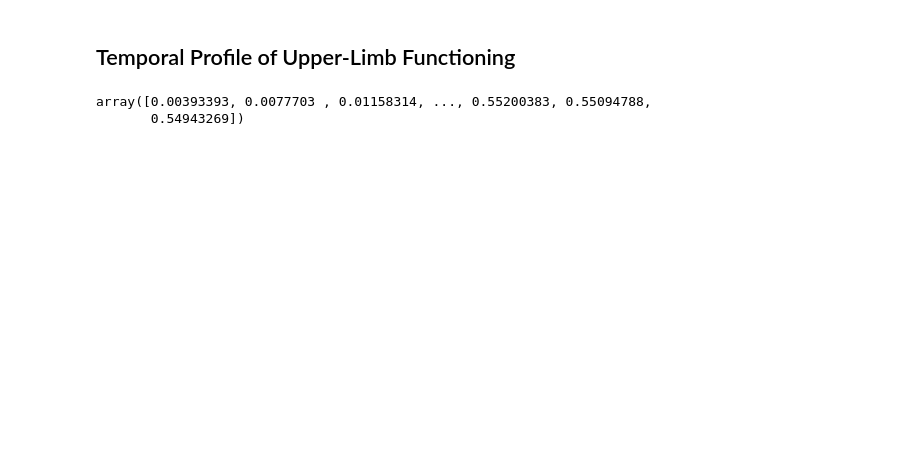
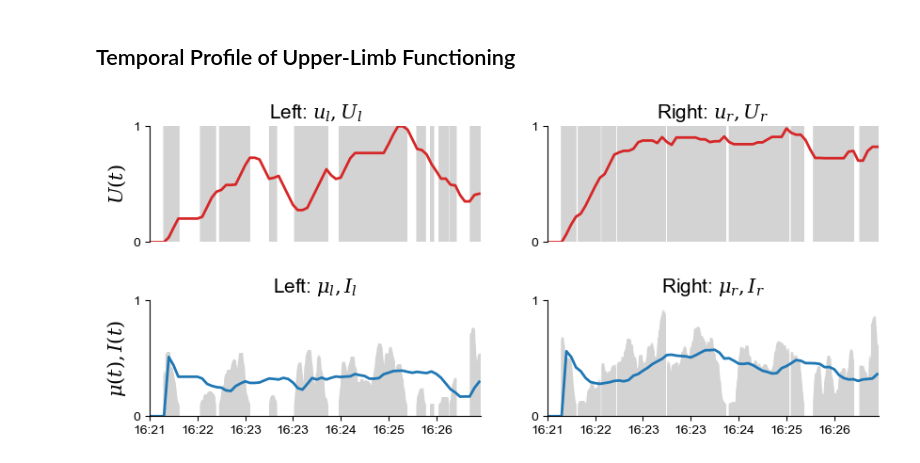
Before and after one commit to Tanya-Subash/monalysa-tutorial, a Jupyter notebook: notebooks/ulfunc_analysis.ipynb, the cells around one changed output. Drawn from its saved outputs; the diff is of its cells as text; code cells hidden in the pictures; blank space fills up the shorter version.

Commit message:
Added relative use plots

```diff
--- a/notebooks/ulfunc_analysis.ipynb
+++ b/notebooks/ulfunc_analysis.ipynb
@@ -20,0 +31,4 @@ from monalysa import ulfunc
+# %%
+from monalysa import ulfunc
+plt.rcParams["font.family"] = "Arial"
+plt.rcParams["mathtext.fontset"] = "dejavuserif"
@@ -21,13 +58,50 @@ from monalysa import ulfunc
 # %% [markdown]
 ## Temporal Profile of Upper-Limb Functioning
-# %%
-data = pd.read_csv("D:/monalysa_tutorial/data/data.csv", parse_dates=["time"], index_col="time")
-data
-
-# use = ulfunc.uluse.from_gmac(accl=np.array(data), fs=50, accl_farm_inx=0, elb_to_farm=True, np=25, fc=0.1, nc=2, nam=250, p_th=10, p_th_band=40, am_th=0.1, am_th_band=0)
-accl_mag = ulfunc.uluse.estimate_accl_mag(accl=np.array(data), fs=50, fc=0.1, nc=2, n_am=250)
-accl_mag
-# ui = ulfunc.ulint.from_vector_magnitude(vecmag=accl_mag, )
-# %% [output]
-array([0.00393393, 0.0077703 , 0.01158314, ..., 0.55200383, 0.55094788,
-       0.54943269])
+# %%
+plt.figure(figsize=(10, 4))
+a1 = plt.subplot(2, 2, 1)
+plt.vlines(x=l_t[l_use==1], ymin=0, ymax=1, colors='lightgray', alpha=0.1)
+plt.plot(l_tavuse, l_avuse, 'tab:red', linewidth=2)
+plt.yticks([0, 1])
+plt.ylim([0, 1])
+plt.xlim([0, len(left)])
+plt.ylabel("$U(t)$", fontsize=15)
+plt.xticks([])
+plt.title('Left: $u_l, U_l$', fontsize=15)
+a1.spines[['right', 'top', 'bottom']].set_visible(False)
+
+a2 = plt.subplot(2, 2, 2)
+plt.vlines(x=r_t[r_use==1], ymin=0, ymax=1, colors='lightgray', alpha=0.1)
+plt.plot(r_tavuse, r_avuse, 'tab:red', linewidth=2)
+plt.yticks([0, 1])
+plt.ylim([0, 1])
+plt.xlim([0, len(right)])
+plt.xticks([])
+plt.title('Right: $u_r, U_r$', fontsize=15)
+a2.spines[['right', 'top', 'bottom']].set_visible(False)
+
+
+a3 =plt.subplot(2, 2, 3)
+plt.vlines(x=l_tint, ymin=0, ymax=l_int, colors='lightgray', alpha=0.1)
+plt.plot(l_tavint, l_avint, 'tab:blue', linewidth=2)
+plt.yticks([0, 1])
+plt.ylim([0, 1])
+plt.xlim([0, len(left)])
+plt.ylabel("$\mu(t), I(t)$", fontsize=15)
+plt.xticks(l_t[::2500], left.index[::2500].strftime('%H:%M'))
+plt.title('Left: $\mu_l, I_l$', fontsize=15)
+a3.spines[['right', 'top']].set_visible(False)
+
+a4 = plt.subplot(2, 2, 4)
+plt.vlines(x=r_tint, ymin=0, ymax=r_int, colors='lightgray', alpha=0.1)
+plt.plot(r_tavint, r_avint, 'tab:blue', linewidth=2)
+plt.yticks([0, 1])
+plt.ylim([0, 1])
+plt.xlim([0, len(right)])
+plt.xticks(r_t[::2500], right.index[::2500].strftime('%H:%M'))
+plt.title('Right: $\mu_r, I_r$', fontsize=15)
+a4.spines[['right', 'top']].set_visible(False)
+
+plt.subplots_adjust(wspace=0.2, hspace=0.5)
+# %% [output]
+[figure, added]
```
Also changed, not shown: parts of 14 cells of this notebook.
